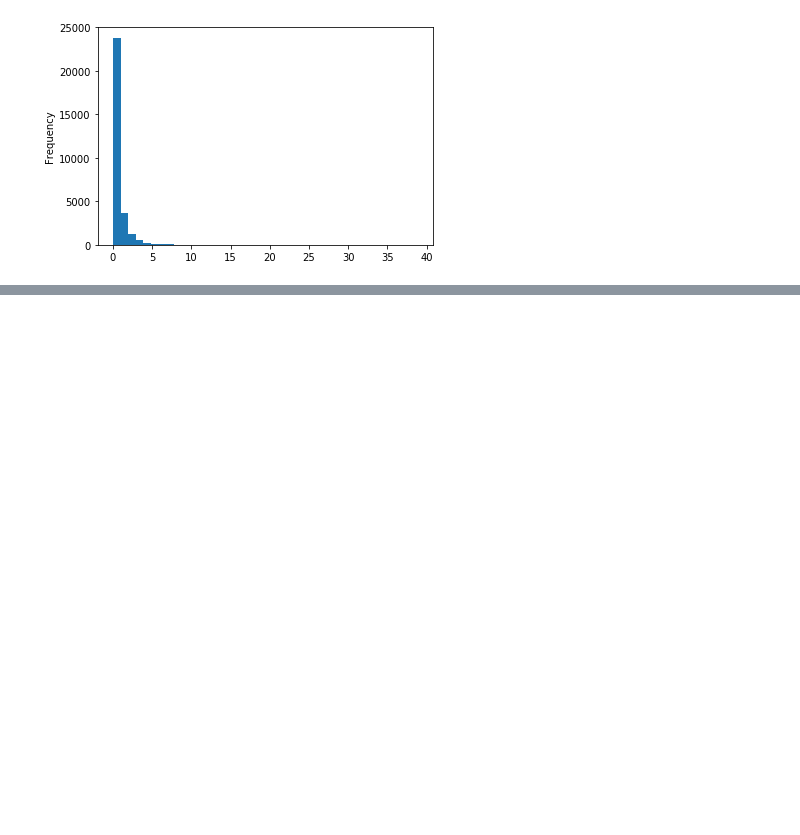
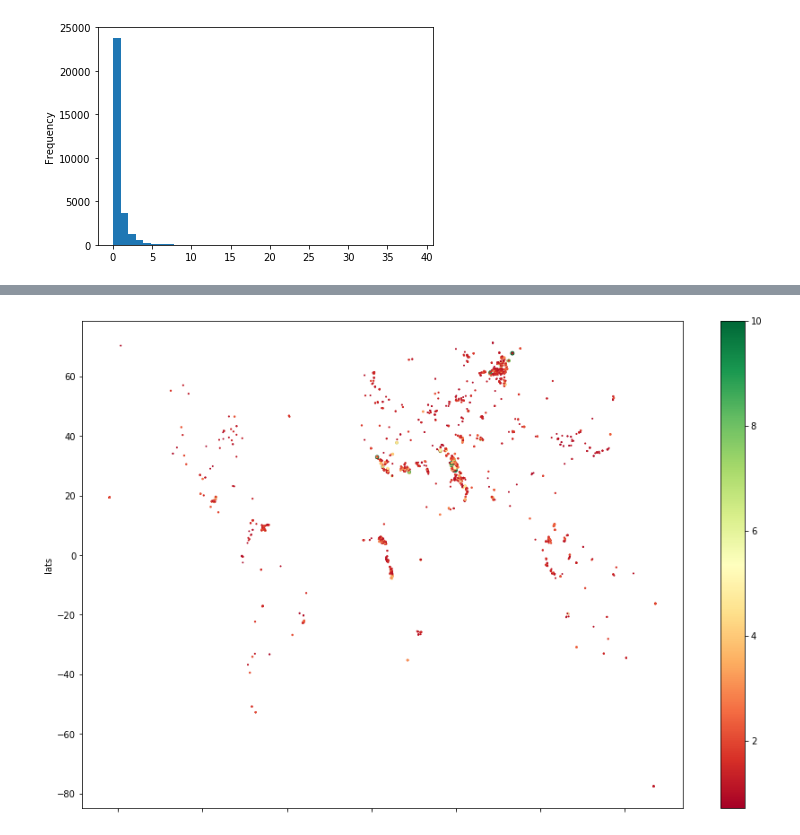
Before and after one commit to dnf0/kcl-globalgasflaring, a Jupyter notebook: notebooks/Global Gas Flaring Analysis.ipynb, the cells around one changed output, grey strips where cells are left out. Cells and saved outputs as stored; diff of their text form; code cells hidden in the pictures; blank space fills up the shorter version.

```diff
--- a/notebooks/Global Gas Flaring Analysis.ipynb
+++ b/notebooks/Global Gas Flaring Analysis.ipynb
@@ -322,3 +322,6 @@ grouped['frp_std'].plot(kind='hist', bins=40)
 # %% [output]
 <matplotlib.axes._subplots.AxesSubplot at 0x...>
 [figure]
+# %%
+# lets load up the all flares aggregation dataset
+df_all_flares = pd.read_csv('/Users/danielfisher/Projects/kcl-globalgasflaring/data/processed/merged_months/all_sensors/all_flares.csv')
@@ -324,0 +337,8 @@ grouped['frp_std'].plot(kind='hist', bins=40)
+# %%
+df_all_flares = df_all_flares[df_all_flares.times_seen > 100]
+# %%
+df_all_flares.plot(kind='scatter', x='lons', y='lats',s=df_all_flares.frp_median,
+             c=df_all_flares.frp_median, cmap=plt.cm.RdYlGn, figsize=(15,10), vmax=10)
+plt.show()
+# %% [output]
+[figure, added]
```
Also changed, not shown: parts of 1 cell of this notebook, 3 other files.
